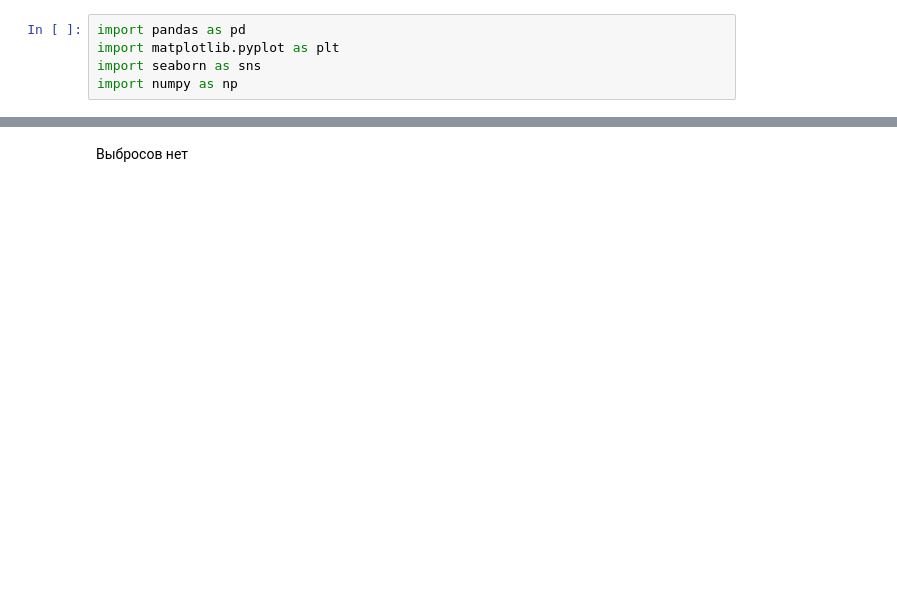
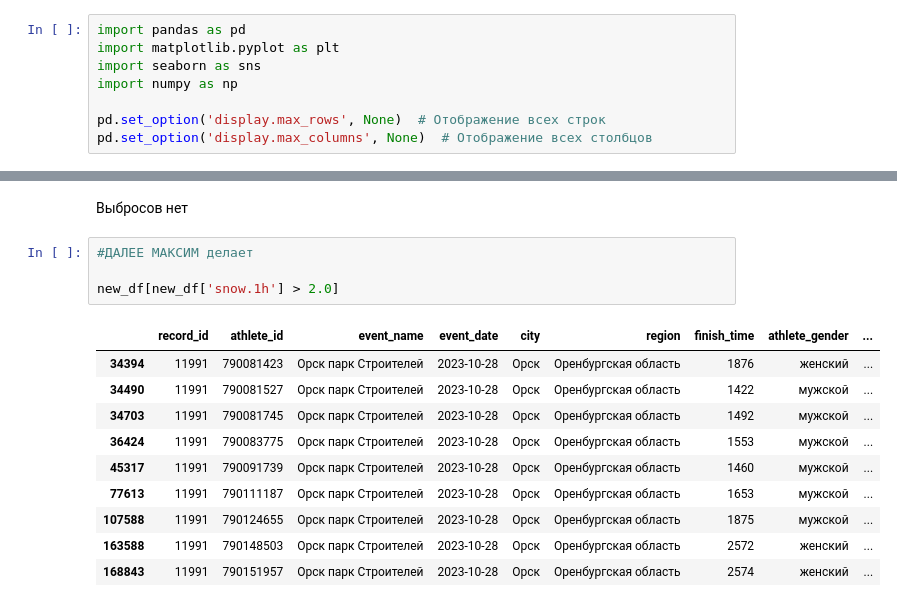
Before and after one commit to Alex12345432141242/abort-404, a Jupyter notebook: 5-verst.ipynb, the cells around one changed output, grey strips where cells are left out. Drawn from its saved outputs; the diff is of its cells as text; blank space fills up the shorter version.

```diff
--- a/5-verst.ipynb
+++ b/5-verst.ipynb
@@ -3,6 +3,9 @@ import pandas as pd
 import matplotlib.pyplot as plt
 import seaborn as sns
 import numpy as np
+
+pd.set_option('display.max_rows', None)  # Отображение всех строк
+pd.set_option('display.max_columns', None)  # Отображение всех столбцов
 # %%
 df = pd.read_csv('starts.csv')
 df['event_date'] = pd.to_datetime(df['event_date'])
@@ -229,2 +242,17 @@ plt.show()
 # %% [markdown]
 Выбросов нет
+# %%
+#ДАЛЕЕ МАКСИМ делает
+
+new_df[new_df['snow.1h'] > 2.0]
+# %% [output]
+|  | record_id | athlete_id | event_name | event_date | city | region | finish_time | athlete_gender | ... |
+| 34394 | 11991 | 790081423 | Орск парк Строителей | 2023-10-28 | Орск | Оренбургская область | 1876 | женский | ... |
+| 34490 | 11991 | 790081527 | Орск парк Строителей | 2023-10-28 | Орск | Оренбургская область | 1422 | мужской | ... |
+| 34703 | 11991 | 790081745 | Орск парк Строителей | 2023-10-28 | Орск | Оренбургская область | 1492 | мужской | ... |
+| 36424 | 11991 | 790083775 | Орск парк Строителей | 2023-10-28 | Орск | Оренбургская область | 1553 | мужской | ... |
+| 45317 | 11991 | 790091739 | Орск парк Строителей | 2023-10-28 | Орск | Оренбургская область | 1460 | мужской | ... |
+| 77613 | 11991 | 790111187 | Орск парк Строителей | 2023-10-28 | Орск | Оренбургская область | 1653 | мужской | ... |
+| 107588 | 11991 | 790124655 | Орск парк Строителей | 2023-10-28 | Орск | Оренбургская область | 1875 | мужской | ... |
+| 163588 | 11991 | 790148503 | Орск парк Строителей | 2023-10-28 | Орск | Оренбургская область | 2572 | женский | ... |
+| 168843 | 11991 | 790151957 | Орск парк Строителей | 2023-10-28 | Орск | Оренбургская область | 2574 | женский | ... |
```
Also changed, not shown: parts of 15 cells of this notebook.
